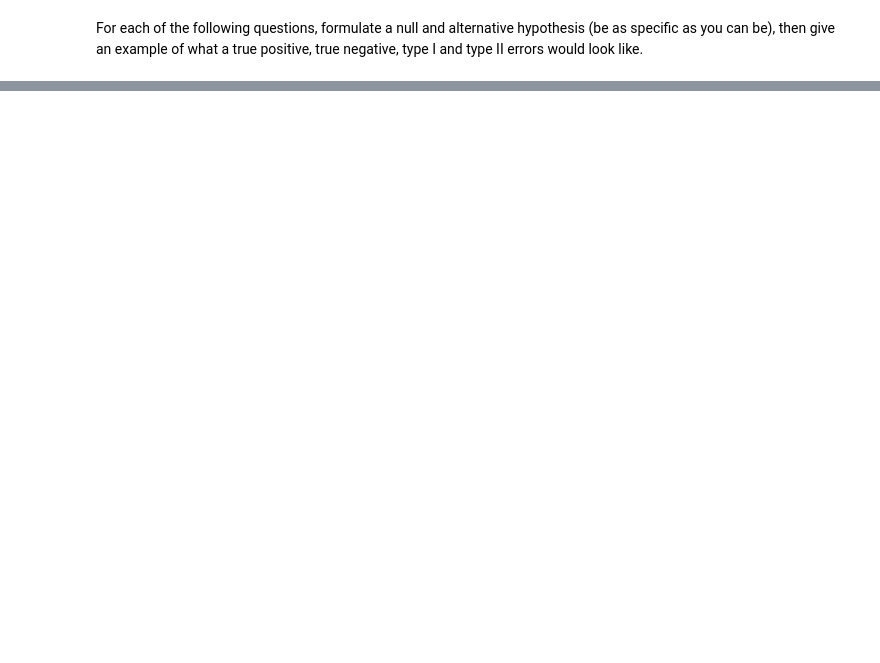
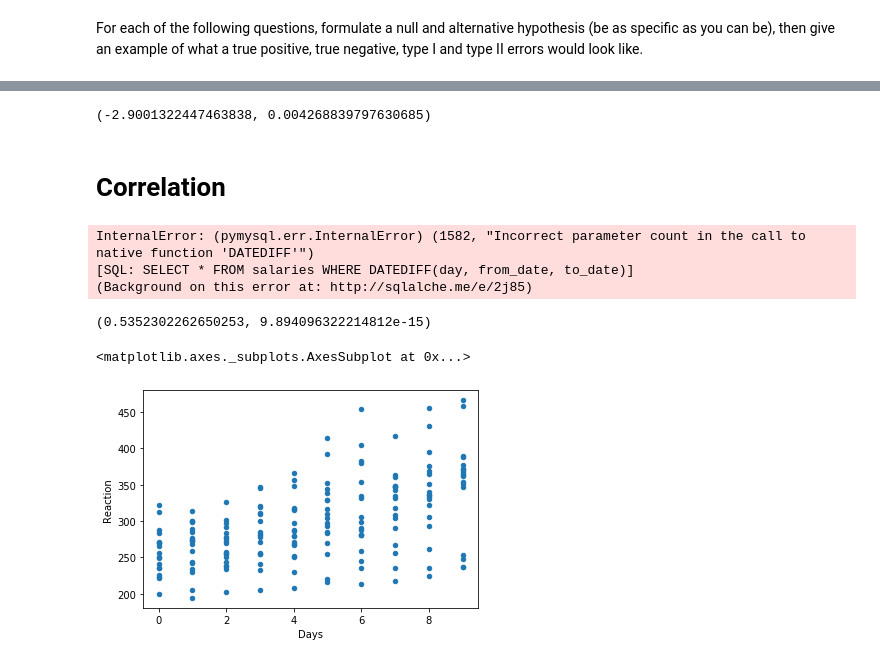
Before and after one commit to cari-holmes/statistics-exercises, a Jupyter notebook: hypothesis_testing.ipynb, the cells around one changed output, grey strips where cells are left out. Drawn from its saved outputs; the diff is of its cells as text; code cells hidden in the pictures; blank space fills up the shorter version.

```diff
--- a/hypothesis_testing.ipynb
+++ b/hypothesis_testing.ipynb
@@ -70,0 +136,10 @@ For each of the following questions, formulate a null and alternative hypothesis
+# %%
+#- Is there a difference in fuel-efficiency in cars from 2008 vs 1999?
+
+pop_city_mileage = mpg.cty.mean()
+pop_city_mileage
+auto_city_mileage = mpg[mpg.trans == 'auto'].cty
+t_stat, p = stats.ttest_1samp(auto_city_mileage, pop_city_mileage)
+t_stat, p
+# %% [output]
+(-2.9001322447463838, 0.004268839797630685)
@@ -70,0 +150,2 @@ For each of the following questions, formulate a null and alternative hypothesis
+# %% [markdown]
+# Correlation
@@ -70,0 +158,53 @@ For each of the following questions, formulate a null and alternative hypothesis
+# %%
+#2. Use the employees database.
+from env import host, user, password
+def get_db_url(host, user, password, database_name):
+    url = f'mysql+pymysql://{user}:{password}@{host}/{database_name}'
+    return url
+
+database_name = "employees"
+url = f'mysql+pymysql://{user}:{password}@{host}/{database_name}'
+query = """SELECT * FROM employees """
+df_salaries = pd.read_sql(query, url)
+df_salaries
+
+pd.Series(delta.days for delta in (df['Left'] - df['Arrived']))
+
+# salaries WHERE DATEDIFF(day, from_date, to_date)
+# Is there a relationship between how long an employee has been with the company and their salary?
+# x = df_salaries.salary
+# hire date, salary to_date > today
+# inner join
+# date.diff in sql to get a difference of days
+# pd.date_range(from_date, to_date, )
+# or treat date as a string
+
+# r, p = stats.pearsonr(x, y)
+# r, p
+
+# Is there a relationship between how long an employee has been with the company and the number of titles they have had?
+# %% [output]
+InternalError: (pymysql.err.InternalError) (1582, "Incorrect parameter count in the call to native function 'DATEDIFF'")
+[SQL: SELECT * FROM salaries WHERE DATEDIFF(day, from_date, to_date)]
+(Background on this error at: http://sqlalche.me/e/2j85)
+# %%
+# Use the sleepstudy data. Is there a relationship between days and reaction time?
+
+# Ho: There is no relationship between the days and reaction time.
+# We reject the null hypothesis
+
+sleepstudy = data('sleepstudy')
+sleepstudy
+
+x = sleepstudy.Days
+y = sleepstudy.Reaction
+
+r, p = stats.pearsonr(x, y)
+r, p
+# %% [output]
+(0.5352302262650253, 9.894096322214812e-15)
+# %%
+sleepstudy.plot.scatter(x='Days', y='Reaction')
+# %% [output]
+<matplotlib.axes._subplots.AxesSubplot at 0x...>
+[figure, added]
```
Also changed, not shown: parts of 12 cells of this notebook.
